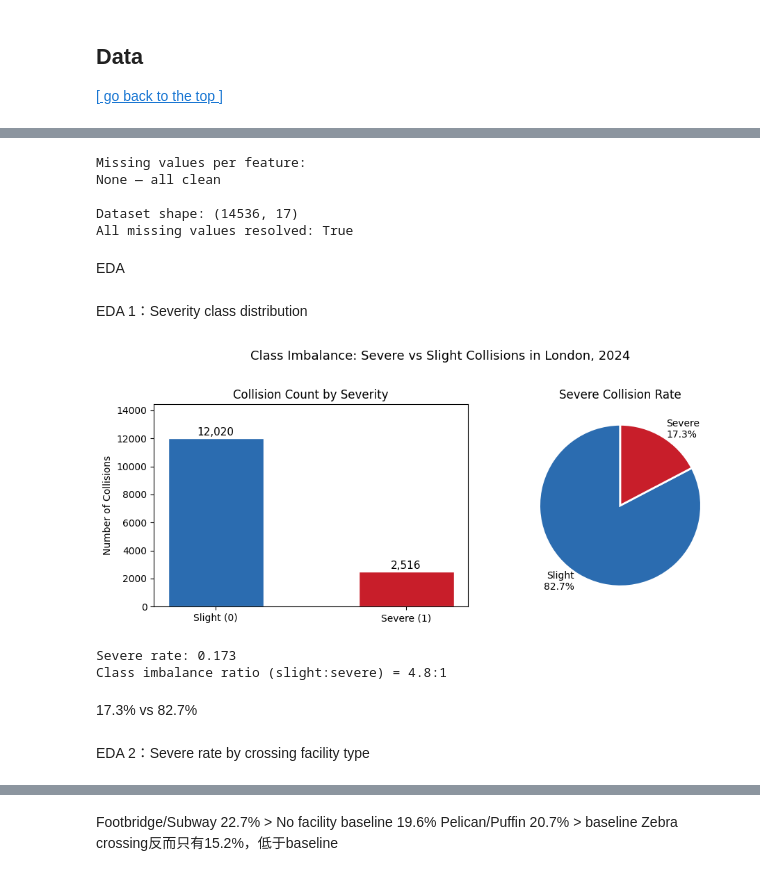
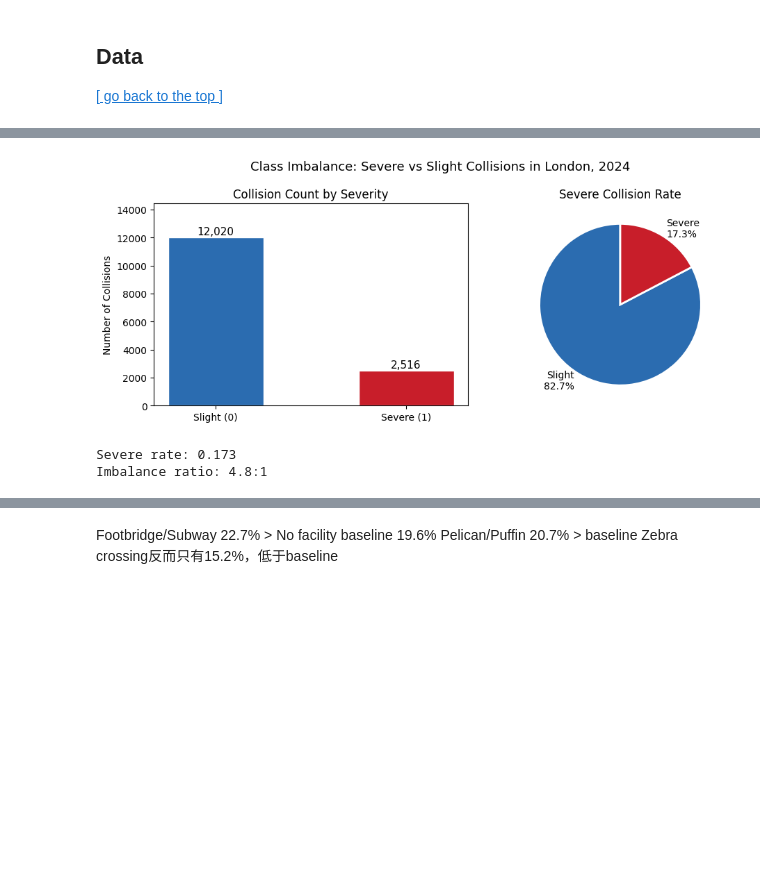
Before and after one commit to Alexia418/DSSS_Assessment, a Jupyter notebook: Submission.ipynb, the cells around one changed output, grey strips where cells are left out. Drawn from its saved outputs; the diff is of its cells as text; code cells hidden in the pictures; blank space fills up the shorter version.

Commit message:
New data and methodology

```diff
--- a/Submission.ipynb
+++ b/Submission.ipynb
@@ -56,0 +240,12 @@ RQ2: Can machine learning models identify serious or fatal collisions in London,
+# %%
+# 3.9 Define model features and target
+
+FEATURES = [
+    'pedestrian_crossing_physical_facilities_historic',
+    'junction_detail', 'junction_control',
+    'road_type', 'speed_limit', 'urban_or_rural_area',
+    'light_conditions', 'weather_conditions', 'road_surface_conditions',
+    'day_of_week', 'hour', 'peak_hour', 'weekend',
+    'has_ped_casualty', 'borough_severe_rate', 'has_crossing',
+]
+TARGET = 'severe'
@@ -366,19 +309,0 @@ Severe rate:    0.173
-# %%
-# Verify data quality by checking for remaining missing values and data types
-
-print("Missing values per feature:")
-missing = df_model[FEATURES].isnull().sum()
-print(missing[missing > 0] if missing.sum() > 0 else "None — all clean")
-
-print(f"\nDataset shape: {df_model.shape}")
-print(f"All missing values resolved: {df_model[FEATURES].isnull().sum().sum() == 0}")
-# %% [output]
-Missing values per feature:
-None — all clean
-
-Dataset shape: (14536, 17)
-All missing values resolved: True
-# %% [markdown]
-EDA
-# %% [markdown]
-EDA 1：Severity class distribution
@@ -385,53 +320,38 @@ EDA 1：Severity class distribution
 # %%
-# Visualise the distribution of severe and slight collisions to assess class imbalance
+# 3.13 EDA 1: Severity class distribution
 
 fig, axes = plt.subplots(1, 2, figsize=(10, 4))
 
-# Left: count bar for context
 severity_counts = df_model['severe'].value_counts().sort_index()
 severity_labels = ['Slight (0)', 'Severe (1)']
+colors = ['#2B6CB0', '#C81E2A']
 
 axes[0].bar(severity_labels, severity_counts.values,
             color=colors, edgecolor='white', width=0.5)
 for bar, count in zip(axes[0].patches, severity_counts.values):
-    axes[0].text(
-        bar.get_x() + bar.get_width() / 2,
-        bar.get_height() + 50,
-        f'{count:,}',
-        ha='center', va='bottom', fontsize=11
-    )
-axes[0].set_title('Collision Count by Severity', fontsize=12)
+    axes[0].text(bar.get_x() + bar.get_width()/2,
+                 bar.get_height() + 50,
+                 f'{count:,}', ha='center', va='bottom', fontsize=11)
+axes[0].set_title('Collision Count by Severity')
 axes[0].set_ylabel('Number of Collisions')
 axes[0].set_ylim(0, severity_counts.max() * 1.2)
 
-# Right: rate pie chart
 rates = [1 - df_model['severe'].mean(), df_model['severe'].mean()]
-axes[1].pie(
-    rates,
-    labels=[f'Slight\n{rates[0]*100:.1f}%',
-            f'Severe\n{rates[1]*100:.1f}%'],
-    colors=colors,
-    startangle=90,
-    wedgeprops={'edgecolor': 'white', 'linewidth': 2}
-)
-axes[1].set_title('Severe Collision Rate', fontsize=12)
+axes[1].pie(rates,
+            labels=[f'Slight\n{rates[0]*100:.1f}%', f'Severe\n{rates[1]*100:.1f}%'],
+            colors=colors,
+            startangle=90,
+            wedgeprops={'edgecolor': 'white', 'linewidth': 2})
+axes[1].set_title('Severe Collision Rate')
 
-plt.suptitle(
-    'Class Imbalance: Severe vs Slight Collisions in London, 2024',
-    fontsize=13, y=1.02
-)
+plt.suptitle('Class Imbalance: Severe vs Slight Collisions in London, 2024', fontsize=13)
 plt.tight_layout()
 plt.show()
 
 print(f"Severe rate: {df_model['severe'].mean():.3f}")
-print(f"Class imbalance ratio (slight:severe) = "
-      f"{(df_model['severe']==0).sum() / df_model['severe'].sum():.1f}:1")
+print(f"Imbalance ratio: {(df_model['severe']==0).sum()/df_model['severe'].sum():.1f}:1")
 # %% [output]
-[figure, old version]
+[figure, new version]
 Severe rate: 0.173
-Class imbalance ratio (slight:severe) = 4.8:1
+Imbalance ratio: 4.8:1
-# %% [markdown]
-17.3% vs 82.7%
-# %% [markdown]
-EDA 2：Severe rate by crossing facility type
 # %%
```
Also changed, not shown: parts of 47 cells of this notebook, 1 other file.
